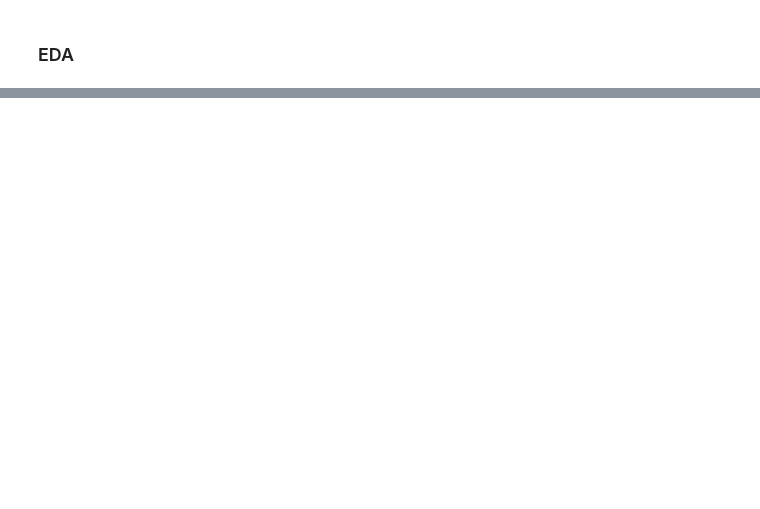
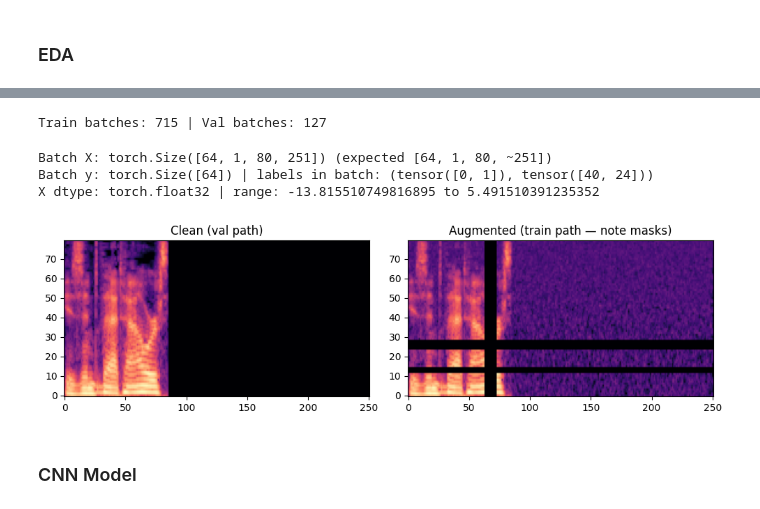
Before and after one commit to 1Priyanshu18/deepfake-audio-detection, a Jupyter notebook: notebook_ipynb.ipynb, the cells around one changed output, grey strips where cells are left out. Cells and saved outputs as stored; diff of their text form; code cells hidden in the pictures; blank space fills up the shorter version.

```diff
--- a/notebook_ipynb.ipynb
+++ b/notebook_ipynb.ipynb
@@ -153,0 +290,69 @@ show_audio(random.choice(fake_files), 'FAKE')
+# %%
+import torch
+from torch.utils.data import Dataset
+
+class DeepfakeAudioDataset(Dataset):
+  def __init__(self, paths, labels, cfg, training=False):
+    self.paths  = paths
+    self.labels = labels
+    self.cfg = cfg
+    self.training = training
+
+  def __len__(self):
+    return len(self.paths)
+
+  def __getitem__(self, idx):
+    path, label = self.paths[idx], self.labels[idx]
+    try:
+      y = load_audio_fixed(path, self.cfg, training=self.training)
+      if self.training:
+        y = augment_waveform(y, self.cfg)
+      logmel = audio_to_logmel(y, self.cfg)
+      if self.training:
+        logmel = augment_spec(logmel, self.cfg)
+
+    except Exception as e:
+      print(f"[Data Warning] {os.path.basename(path)}: {type(e).__name__}: {e}")
+      logmel = np.zeros((self.cfg['n_mels'], 1+self.cfg['n_samples']//self.cfg['hop_length']), dtype=np.float32)
+
+    x = torch.from_numpy(logmel).unsqueeze(0)
+    return x, torch.tensor(label, dtype=torch.long)
+# %%
+from torch.utils.data import DataLoader
+
+train_ds = DeepfakeAudioDataset(train_paths, train_labels, CONFIG, training=True)
+val_ds   = DeepfakeAudioDataset(val_paths,   val_labels,   CONFIG, training=False)
+
+train_loader = DataLoader(train_ds, batch_size=64, shuffle=True,
+                          num_workers=2, pin_memory=True, drop_last=True)
+val_loader   = DataLoader(val_ds, batch_size=64, shuffle=False,
+                          num_workers=2, pin_memory=True)
+print("Train batches:", len(train_loader), "| Val batches:", len(val_loader))
+# %% [output]
+Train batches: 715 | Val batches: 127
+# %%
+xb, yb = next(iter(train_loader))
+print("Batch X:", xb.shape, "(expected [64, 1, 80, ~251])")
+print("Batch y:", yb.shape, "| labels in batch:", yb.unique(return_counts=True))
+print("X dtype:", xb.dtype, "| range:", xb.min().item(), "to", xb.max().item())
+# %% [output]
+Batch X: torch.Size([64, 1, 80, 251]) (expected [64, 1, 80, ~251])
+Batch y: torch.Size([64]) | labels in batch: (tensor([0, 1]), tensor([40, 24]))
+X dtype: torch.float32 | range: -13.815510749816895 to 5.491510391235352
+# %%
+import matplotlib.pyplot as plt
+
+# pull the SAME file through both paths to see augmentation effect
+ds_aug   = DeepfakeAudioDataset([train_paths[0]], [train_labels[0]], CONFIG, training=True)
+ds_clean = DeepfakeAudioDataset([train_paths[0]], [train_labels[0]], CONFIG, training=False)
+
+fig, ax = plt.subplots(1, 2, figsize=(10,3))
+ax[0].imshow(ds_clean[0][0].squeeze(), origin="lower", aspect="auto", cmap="magma")
+ax[0].set_title("Clean (val path)")
+ax[1].imshow(ds_aug[0][0].squeeze(), origin="lower", aspect="auto", cmap="magma")
+ax[1].set_title("Augmented (train path — note masks)")
+plt.tight_layout(); plt.show()
+# %% [output]
+[figure, added]
+# %% [markdown]
+### CNN Model
```
Also changed, not shown: parts of 13 cells of this notebook, 1 other file.
